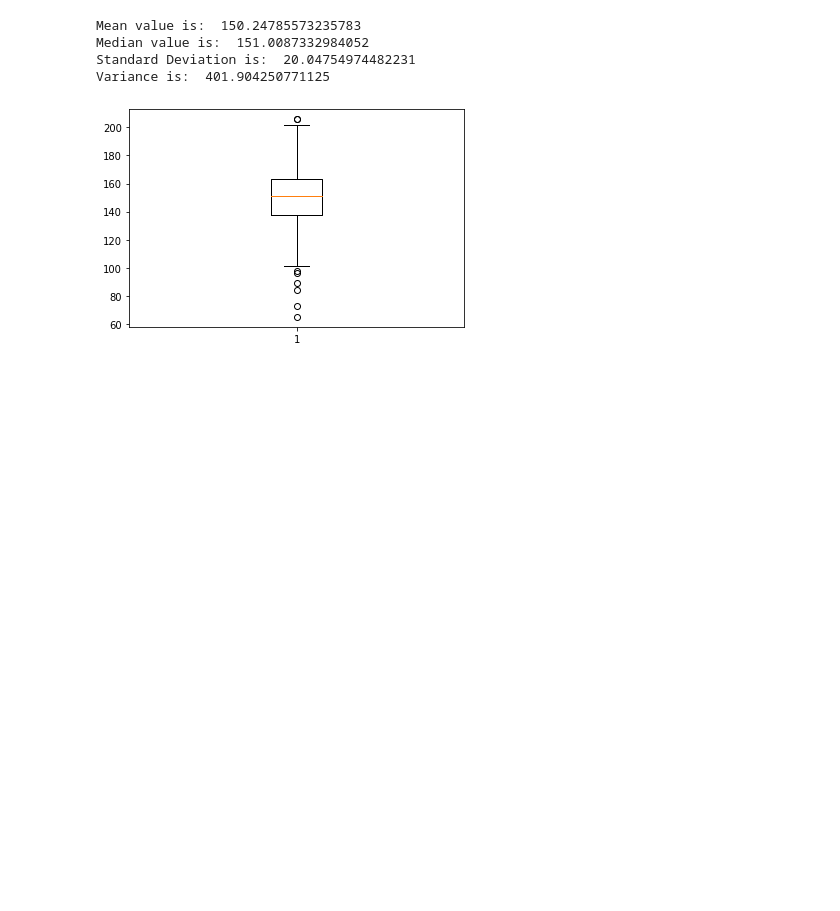
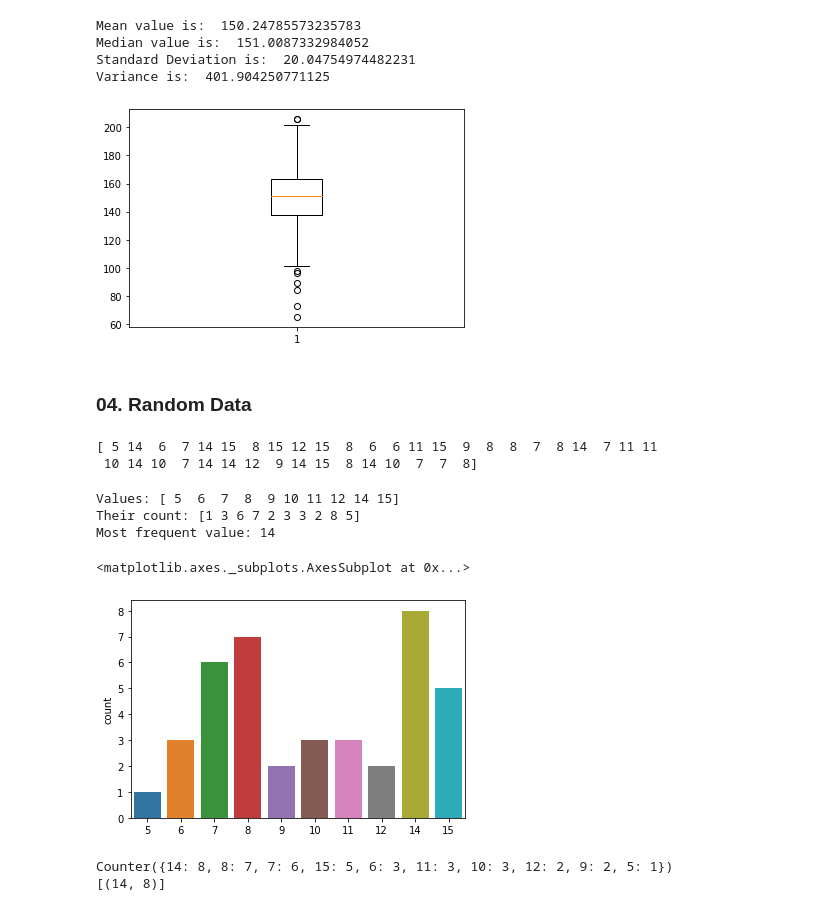
Before and after one commit to surya3217/Data_Science, a Jupyter notebook: Numpy/Numpy_Assignment.ipynb, the cells around one changed output. Drawn from its saved outputs; the diff is of its cells as text; code cells hidden in the pictures; blank space fills up the shorter version.

```diff
--- a/Numpy/Numpy_Assignment.ipynb
+++ b/Numpy/Numpy_Assignment.ipynb
@@ -183,3 +183,56 @@ plt.boxplot(data)
 plt.show()
 # %% [output]
 [figure]
+# %% [markdown]
+### 04. Random Data
+# %%
+"""
+  Problem Statement:
+    Create a random array of 40 integers from 5 - 15 using NumPy.
+    Find the most frequent value with and without Numpy.
+  Hint:
+      Try to use the Counter class
+"""
+import numpy as np
+import matplotlib.pyplot as plt
+import seaborn as sns
+
+data= np.random.randint(5,16,40)
+print(data)
+# %% [output]
+[ 5 14  6  7 14 15  8 15 12 15  8  6  6 11 15  9  8  8  7  8 14  7 11 11
+ 10 14 10  7 14 14 12  9 14 15  8 14 10  7  7  8]
+# %%
+"With Numpy"
+vals,counts = np.unique(data, return_counts=True)
+index = np.argmax(counts) ## argmax: give index of max number
+
+print('Values:',vals)
+print('Their count:',counts)
+print('Most frequent value:', vals[index])
+# %% [output]
+Values: [ 5  6  7  8  9 10 11 12 14 15]
+Their count: [1 3 6 7 2 3 3 2 8 5]
+Most frequent value: 14
+# %%
+"Without Numpy"
+"Method 1"
+
+# count of unique values
+sns.countplot(data)
+# %% [output]
+<matplotlib.axes._subplots.AxesSubplot at 0x...>
+[figure, added]
+# %%
+"Method 2"
+
+# import Counter from collections
+from collections import Counter
+
+# finding frequency of values
+x = Counter (data)
+print(x)
+print(x.most_common(1) )
+# %% [output]
+Counter({14: 8, 8: 7, 7: 6, 15: 5, 6: 3, 11: 3, 10: 3, 12: 2, 9: 2, 5: 1})
+[(14, 8)]
```
Also changed, not shown: parts of 3 cells of this notebook.
